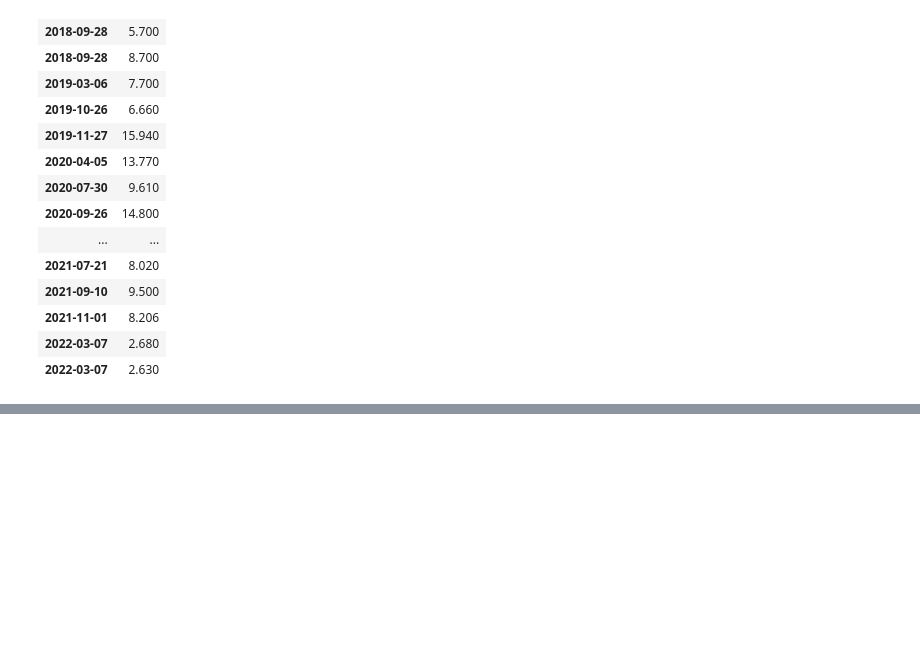
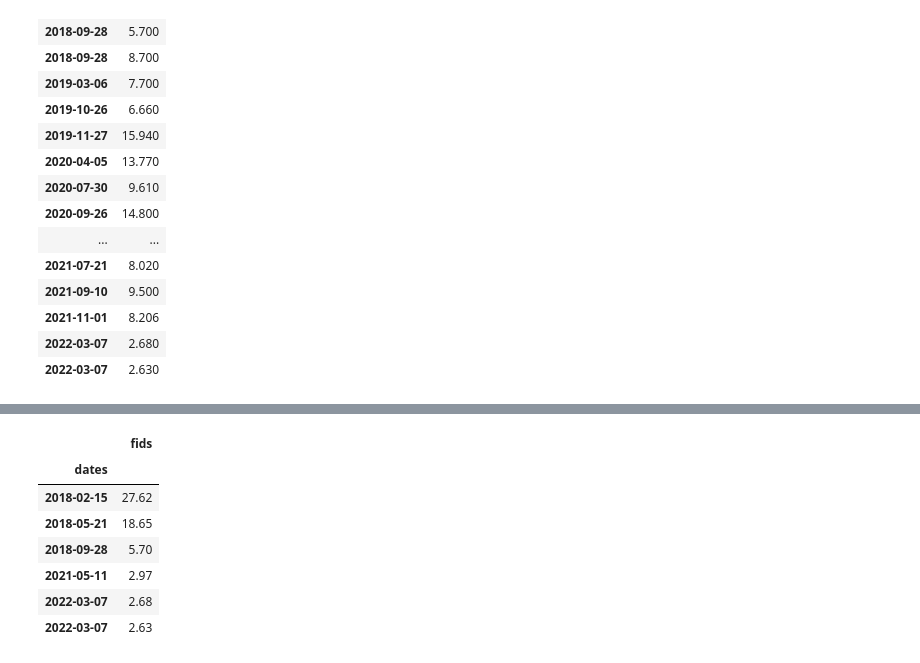
Before and after one commit to solalatus/deepfake_popularity, a Jupyter notebook: paperswithcode_downloader.ipynb, the cells around one changed output, grey strips where cells are left out. Saved outputs shown, nothing was run; the diff lists cells and outputs as text; code cells hidden in the pictures; blank space fills up the shorter version.

```diff
--- a/paperswithcode_downloader.ipynb
+++ b/paperswithcode_downloader.ipynb
@@ -321,0 +323,12 @@ plt.show()
+# %%
+targets = imagenet_df.cummin().drop_duplicates()
+targets
+# %% [output]
+|  | fids |
+| dates |  |
+| 2018-02-15 | 27.62 |
+| 2018-05-21 | 18.65 |
+| 2018-09-28 | 5.70 |
+| 2021-05-11 | 2.97 |
+| 2022-03-07 | 2.68 |
+| 2022-03-07 | 2.63 |
```
Also changed, not shown: parts of 11 cells of this notebook.
